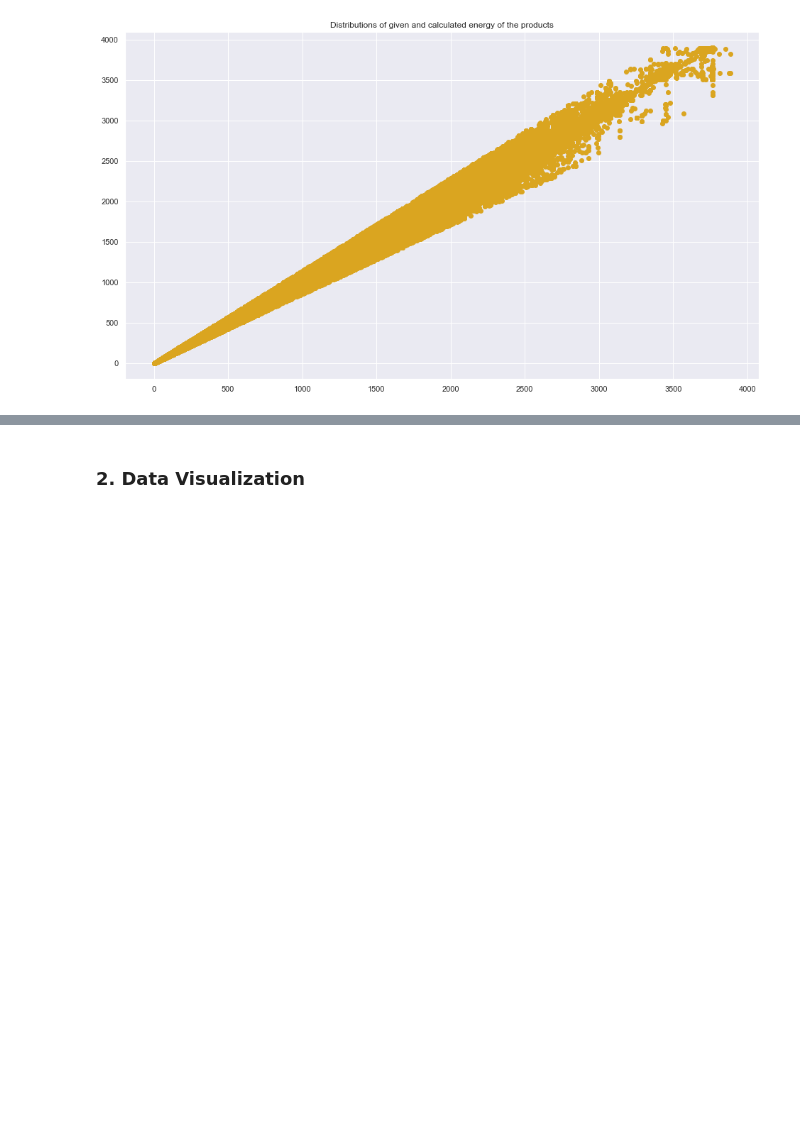
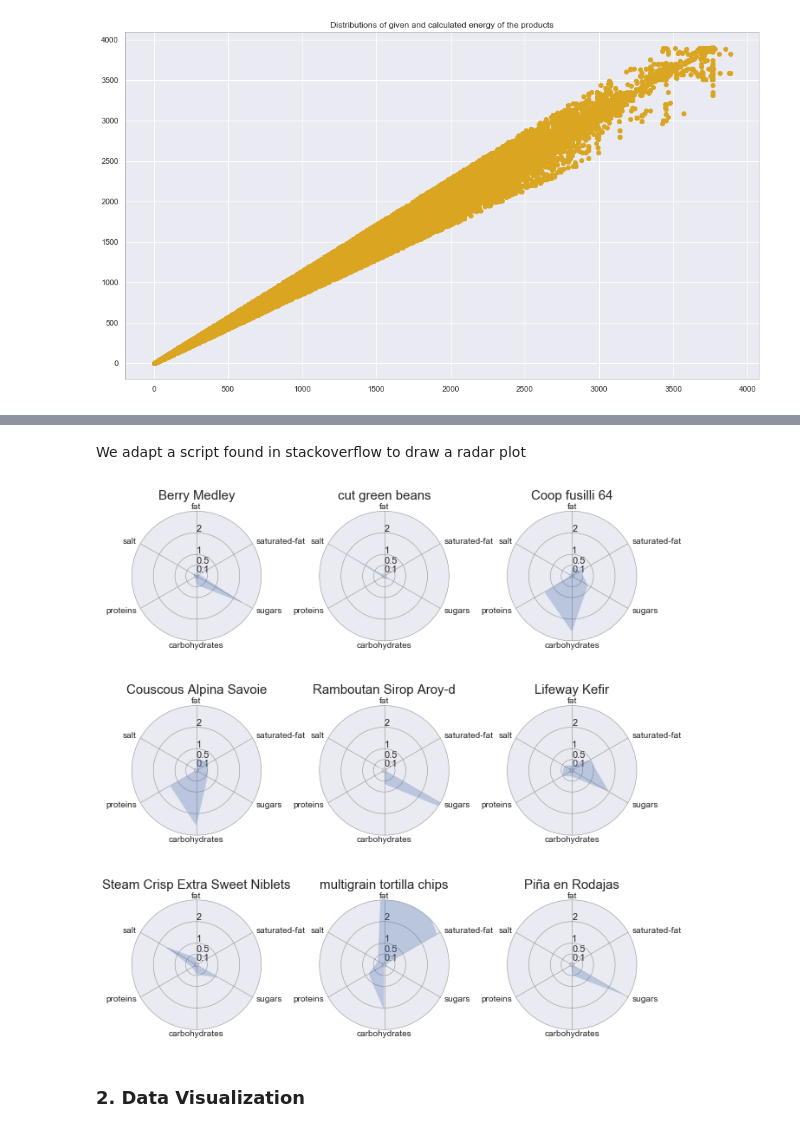
Before and after one commit to aelamran/ADA-project1-Openfoodfacts, a Jupyter notebook: Open Food Fact.ipynb, the cells around one changed output, grey strips where cells are left out. Drawn from its saved outputs; the diff is of its cells as text; code cells hidden in the pictures; blank space fills up the shorter version.

Commit message:
distrib bad/healthy food

```diff
--- a/Open Food Fact.ipynb
+++ b/Open Food Fact.ipynb
@@ -316,3 +334,15 @@ plt.scatter(new_energy_data["energy_100g"], new_energy_data["calculated_energy"]
 plt.show()
 # %% [output]
 [figure]
+# %%
+# Cleaned DATA
+ind = list(new_energy_data.index.values)
+new_cleaned_df = cleaned_df.iloc[ind,:]
+
+# we separate our dataset into two categories: healthy food with nutrition grade A et bad food with nutrition grade E
+healthy_data = new_cleaned_df[new_cleaned_df.nutrition_grade_fr=='a']
+bad_data = new_cleaned_df[new_cleaned_df.nutrition_grade_fr=='e']
+# %%
+# We are interested in the following columns
+list_columns = ['fat_100g', 'saturated-fat_100g', 'sugars_100g', 'carbohydrates_100g','proteins_100g', 'salt_100g']
+healthy_data[list_columns].head()
@@ -318,0 +356,5 @@ plt.show()
+# %%
+df_chart = healthy_data[pd.notnull(healthy_data[list_columns]).all(axis = 1)]
+mean_columns = healthy_data[list_columns].mean()
+print(mean_columns)
+mean_values = list(mean_columns.values)
@@ -318,0 +369,2 @@ plt.show()
+# %% [markdown]
+We adapt a script found in stackoverflow to draw a radar plot
@@ -319,3 +414,22 @@ plt.show()
+# %%
+fig, axes = plt.subplots(nrows=3, ncols=3, subplot_kw=dict(projection='polar'), figsize=(11,11))
+axes = np.array(axes)
+
+list_nutriments = [s.strip('_100g') for s in list_columns]
+
+ind = 0
+for ax in axes.reshape(-1):
+    ind += 1
+    ind2 = 10*ind
+    absolute_values = list(df_chart.iloc[ind2][list_columns].T.values)
+    values  = [ val/mean_values[i] for i, val in enumerate(absolute_values)]
+    spider(values, list_nutriments, ax)
+    ax.set_title(df_chart.iloc[ind2]['product_name'], fontsize = 15)
+
+fig.subplots_adjust(hspace=0.5)
+plt.show()
+# %% [output]
+[figure, added]
 # %% [markdown]
 ### 2. Data Visualization
 # %% [markdown]
```
Also changed, not shown: parts of 8 cells of this notebook.
